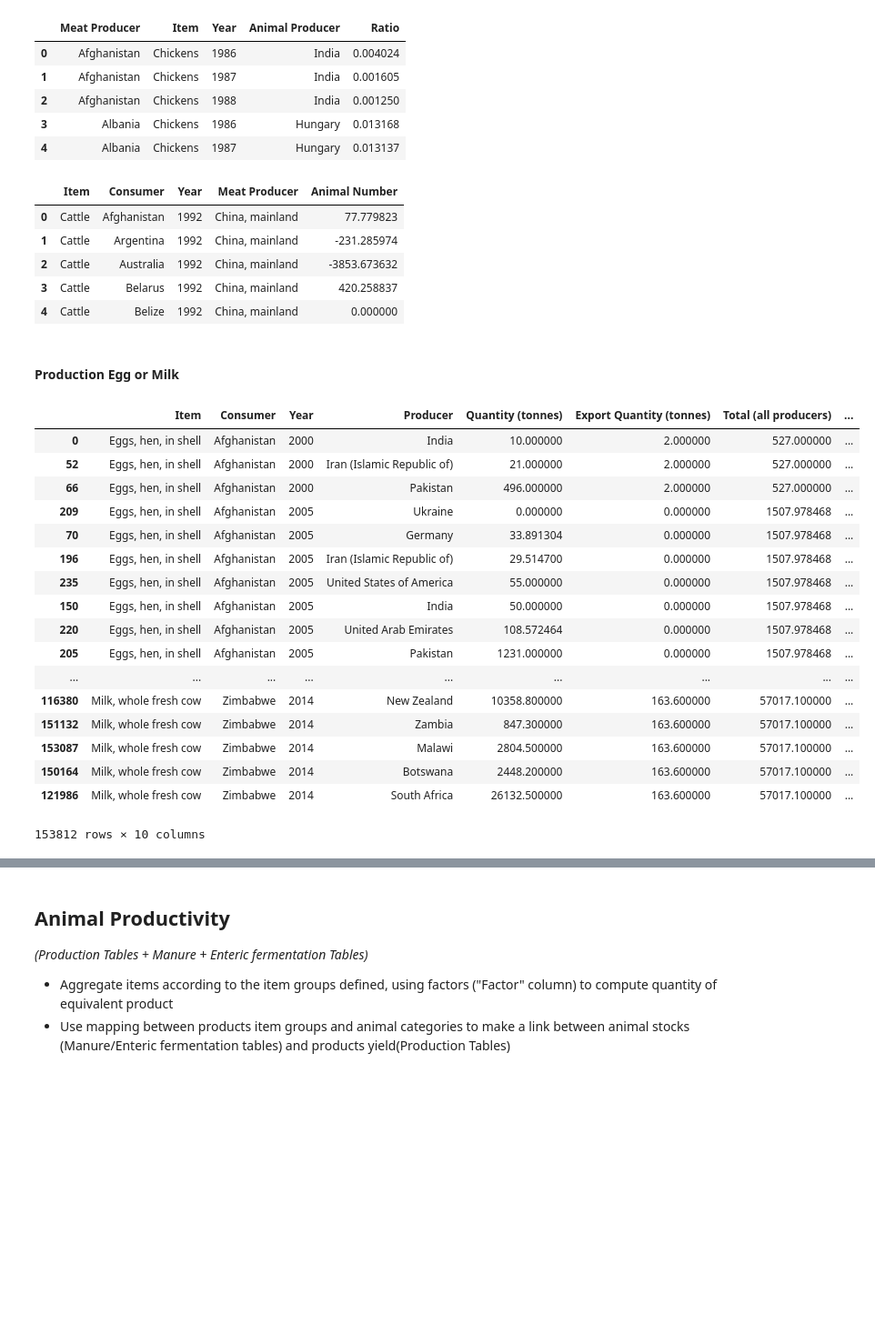
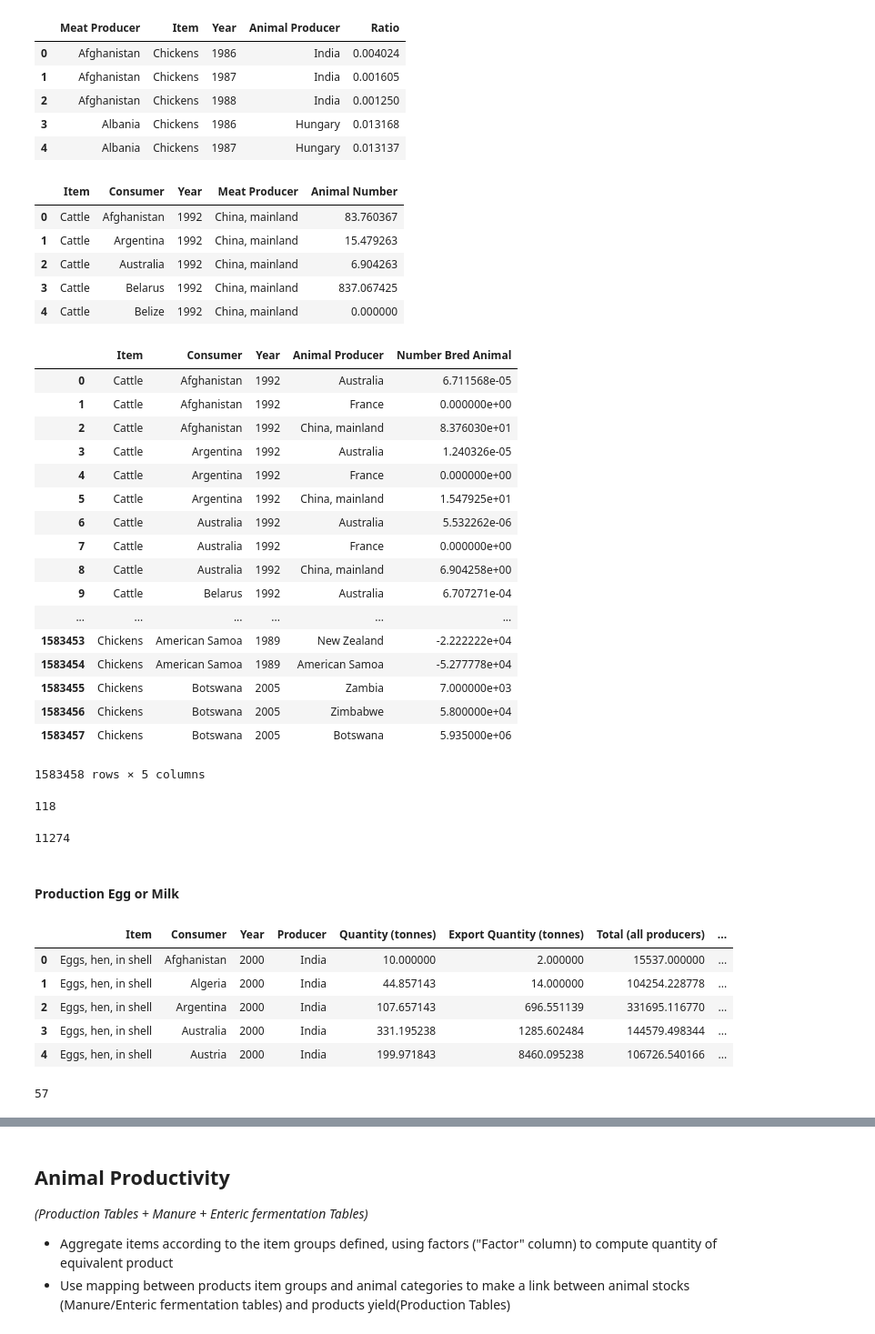
Before and after one commit to OthmanSefraoui/Data_story, a Jupyter notebook: milestone_2.ipynb, the cells around one changed output, grey strips where cells are left out. Shown at 91% size. Cells and saved outputs as stored; diff of their text form; code cells hidden in the pictures; blank space fills up the shorter version.

```diff
--- a/milestone_2.ipynb
+++ b/milestone_2.ipynb
@@ -1972,7 +1951,7 @@ def keep_non_redundant_info(trade_matrix):
 # %%
 keep_non_redundant_info(trade_matrix)
 
-trade_matrix["Year"] = trade_matrix["Year"].apply(lambda str : str[1:])
+trade_matrix["Year"] = trade_matrix["Year"].apply(lambda str : int(str[1:]))
 
 trade_matrix["Equivalent Quantity (tonnes) (prio importer)"] = trade_matrix["Factor"] * trade_matrix["Quantity (prio importer)"]
 trade_matrix["Equivalent Quantity (tonnes) (prio exporter)"] = trade_matrix["Factor"] * trade_matrix["Quantity (prio exporter)"]
@@ -1986,7 +1965,7 @@ item_corresp = {'Milk Equivalent':'Milk, whole fresh cow',
 
 trade_matrix.replace(to_replace=item_corresp, inplace=True)
 detail_import = (trade_matrix.groupby(by=["Item Group","Importer","Year","Exporter"])
-                 .sum()[["Equivalent Quantity (tonnes) (prio importer)"]].reset_index())
+                .sum()[["Equivalent Quantity (tonnes) (prio importer)"]].reset_index())
 detail_export = (trade_matrix.groupby(by=["Item Group","Importer","Year","Exporter"])
                  .sum()[["Equivalent Quantity (tonnes) (prio exporter)"]].reset_index())
 total_export = detail_export.groupby(by=["Item Group","Year","Exporter"]).sum().reset_index()
@@ -2285,8 +2347,8 @@ df_animal_cons.replace(to_replace=item_corresp, inplace=True)
 df_animal_cons.head()
 # %% [output]
 |  | Item | Consumer | Year | Meat Producer | Animal Number |
-| 0 | Cattle | Afghanistan | 1992 | China, mainland | 77.779823 |
-| 1 | Cattle | Argentina | 1992 | China, mainland | -231.285974 |
-| 2 | Cattle | Australia | 1992 | China, mainland | -3853.673632 |
-| 3 | Cattle | Belarus | 1992 | China, mainland | 420.258837 |
+| 0 | Cattle | Afghanistan | 1992 | China, mainland | 83.760367 |
+| 1 | Cattle | Argentina | 1992 | China, mainland | 15.479263 |
+| 2 | Cattle | Australia | 1992 | China, mainland | 6.904263 |
+| 3 | Cattle | Belarus | 1992 | China, mainland | 837.067425 |
 | 4 | Cattle | Belize | 1992 | China, mainland | 0.000000 |
@@ -2295,3 +2355,35 @@ df_meat_animal_cons = df_animal_cons.merge(df_ratio_slaughter)
+# %%
+df_meat_animal_cons = df_animal_cons.merge(df_ratio_slaughter)
+df_meat_animal_cons["Number Bred Animal"] = df_meat_animal_cons["Animal Number"] * df_meat_animal_cons["Ratio"]
+df_meat_animal_cons = df_meat_animal_cons[["Item","Consumer","Year","Animal Producer","Number Bred Animal"]]
+df_meat_animal_cons
+# %% [output]
+|  | Item | Consumer | Year | Animal Producer | Number Bred Animal |
+| 0 | Cattle | Afghanistan | 1992 | Australia | 6.711568e-05 |
+| 1 | Cattle | Afghanistan | 1992 | France | 0.000000e+00 |
+| 2 | Cattle | Afghanistan | 1992 | China, mainland | 8.376030e+01 |
+| 3 | Cattle | Argentina | 1992 | Australia | 1.240326e-05 |
+| 4 | Cattle | Argentina | 1992 | France | 0.000000e+00 |
+| 5 | Cattle | Argentina | 1992 | China, mainland | 1.547925e+01 |
+| 6 | Cattle | Australia | 1992 | Australia | 5.532262e-06 |
+| 7 | Cattle | Australia | 1992 | France | 0.000000e+00 |
+| 8 | Cattle | Australia | 1992 | China, mainland | 6.904258e+00 |
+| 9 | Cattle | Belarus | 1992 | Australia | 6.707271e-04 |
+| ... | ... | ... | ... | ... | ... |
+| 1583453 | Chickens | American Samoa | 1989 | New Zealand | -2.222222e+04 |
+| 1583454 | Chickens | American Samoa | 1989 | American Samoa | -5.277778e+04 |
+| 1583455 | Chickens | Botswana | 2005 | Zambia | 7.000000e+03 |
+| 1583456 | Chickens | Botswana | 2005 | Zimbabwe | 5.800000e+04 |
+| 1583457 | Chickens | Botswana | 2005 | Botswana | 5.935000e+06 |
+1583458 rows × 5 columns
+# %%
+sum(df_meat_animal_cons.groupby(by=["Item","Consumer","Year"]).sum()["Number Bred Animal"]<0)
+# %% [output]
+118
+# %%
+len(df_meat_animal_cons.groupby(by=["Item","Consumer","Year"]).sum())
+# %% [output]
+11274
 # %% [markdown]
 #### Production Egg or Milk
 # %%
@@ -2316,47 +2408,41 @@ total_export.columns = ["Item","Year","Consumer","Export Quantity (tonnes)"]
 df_egg_milk_cons = df_egg_milk_cons.merge(total_export)
 
 # Add column total production per consumer per year (production by the country itself and importation)
 df_sum = df_egg_milk_cons.groupby(by=["Item","Consumer","Year"]).sum()["Quantity (tonnes)"].reset_index()
 df_sum.columns = ["Item","Consumer","Year","Total (all producers)"]
 df_egg_milk_cons = df_egg_milk_cons.merge(df_sum)
 
 # Compute consommation as sum of inner production and importation minus exportation allocated to producers
 # according to production ratio
 df_egg_milk_cons["Consumed Quantity (tonnes)"] = (df_egg_milk_cons["Quantity (tonnes)"]
                                                   - df_egg_milk_cons["Export Quantity (tonnes)"]
                                                           *df_egg_milk_cons["Quantity (tonnes)"]/
                                                           df_egg_milk_cons["Total (all producers)"])
 
 # Get meat yield per animal and convert consumed weight in consumed animal number
 df_yield_egg_milk = select_on(dfs_prod_animals["yield"],
                                  column_filter_dict={"Item":['Eggs, hen, in shell',
                                                              'Milk, whole fresh cow']})
 df_yield_egg_milk = df_yield_egg_milk[["Item","Year","Area","Value"]]
 df_yield_egg_milk.columns = ["Item","Year","Producer","Yield"]
 
 df_egg_milk_cons['Year']=df_egg_milk_cons['Year'].astype(int)
 df_yield_egg_milk['Year']=df_yield_egg_milk['Year'].astype(int)
 
 df_egg_milk_cons = df_egg_milk_cons.merge(df_yield_egg_milk)
 df_egg_milk_cons["Animal Number"] = 1000 * df_egg_milk_cons["Consumed Quantity (tonnes)"] / df_egg_milk_cons["Yield"]
 
 df_egg_milk_cons.sort_values(by=["Item","Consumer","Year","Animal Number"])
+
+df_egg_milk_cons.head()
 # %% [output]
 |  | Item | Consumer | Year | Producer | Quantity (tonnes) | Export Quantity (tonnes) | Total (all producers) | ... |
-| 0 | Eggs, hen, in shell | Afghanistan | 2000 | India | 10.000000 | 2.000000 | 527.000000 | ... |
-| 52 | Eggs, hen, in shell | Afghanistan | 2000 | Iran (Islamic Republic of) | 21.000000 | 2.000000 | 527.000000 | ... |
-| 66 | Eggs, hen, in shell | Afghanistan | 2000 | Pakistan | 496.000000 | 2.000000 | 527.000000 | ... |
-| 209 | Eggs, hen, in shell | Afghanistan | 2005 | Ukraine | 0.000000 | 0.000000 | 1507.978468 | ... |
-| 70 | Eggs, hen, in shell | Afghanistan | 2005 | Germany | 33.891304 | 0.000000 | 1507.978468 | ... |
-| 196 | Eggs, hen, in shell | Afghanistan | 2005 | Iran (Islamic Republic of) | 29.514700 | 0.000000 | 1507.978468 | ... |
-| 235 | Eggs, hen, in shell | Afghanistan | 2005 | United States of America | 55.000000 | 0.000000 | 1507.978468 | ... |
-| 150 | Eggs, hen, in shell | Afghanistan | 2005 | India | 50.000000 | 0.000000 | 1507.978468 | ... |
-| 220 | Eggs, hen, in shell | Afghanistan | 2005 | United Arab Emirates | 108.572464 | 0.000000 | 1507.978468 | ... |
-| 205 | Eggs, hen, in shell | Afghanistan | 2005 | Pakistan | 1231.000000 | 0.000000 | 1507.978468 | ... |
-| ... | ... | ... | ... | ... | ... | ... | ... | ... |
-| 116380 | Milk, whole fresh cow | Zimbabwe | 2014 | New Zealand | 10358.800000 | 163.600000 | 57017.100000 | ... |
-| 151132 | Milk, whole fresh cow | Zimbabwe | 2014 | Zambia | 847.300000 | 163.600000 | 57017.100000 | ... |
-| 153087 | Milk, whole fresh cow | Zimbabwe | 2014 | Malawi | 2804.500000 | 163.600000 | 57017.100000 | ... |
-| 150164 | Milk, whole fresh cow | Zimbabwe | 2014 | Botswana | 2448.200000 | 163.600000 | 57017.100000 | ... |
-| 121986 | Milk, whole fresh cow | Zimbabwe | 2014 | South Africa | 26132.500000 | 163.600000 | 57017.100000 | ... |
+| 0 | Eggs, hen, in shell | Afghanistan | 2000 | India | 10.000000 | 2.000000 | 15537.000000 | ... |
+| 1 | Eggs, hen, in shell | Algeria | 2000 | India | 44.857143 | 14.000000 | 104254.228778 | ... |
+| 2 | Eggs, hen, in shell | Argentina | 2000 | India | 107.657143 | 696.551139 | 331695.116770 | ... |
+| 3 | Eggs, hen, in shell | Australia | 2000 | India | 331.195238 | 1285.602484 | 144579.498344 | ... |
+| 4 | Eggs, hen, in shell | Austria | 2000 | India | 199.971843 | 8460.095238 | 106726.540166 | ... |
-153812 rows × 10 columns
+# %%
+sum(df_egg_milk_cons.groupby(by=["Item","Consumer","Year"]).sum()["Consumed Quantity (tonnes)"]<0)
+# %% [output]
+57
```
Also changed, not shown: parts of 28 cells of this notebook.
